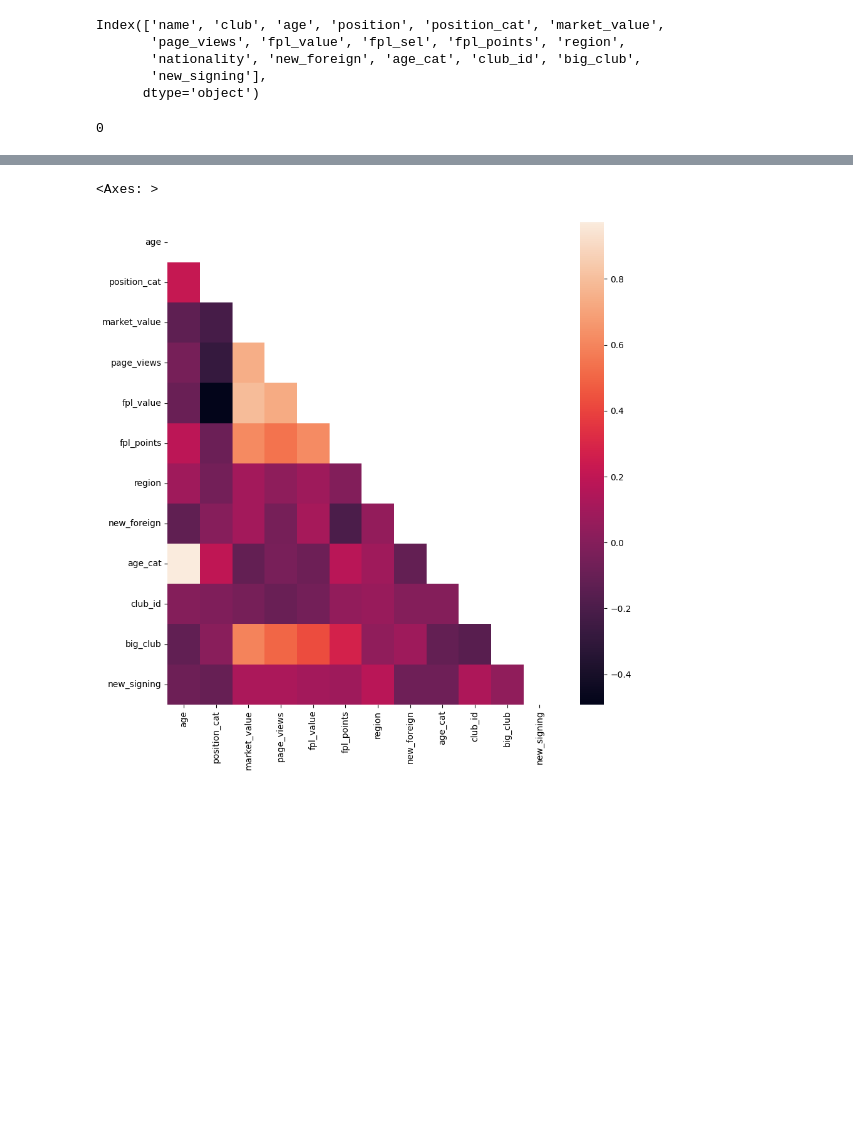
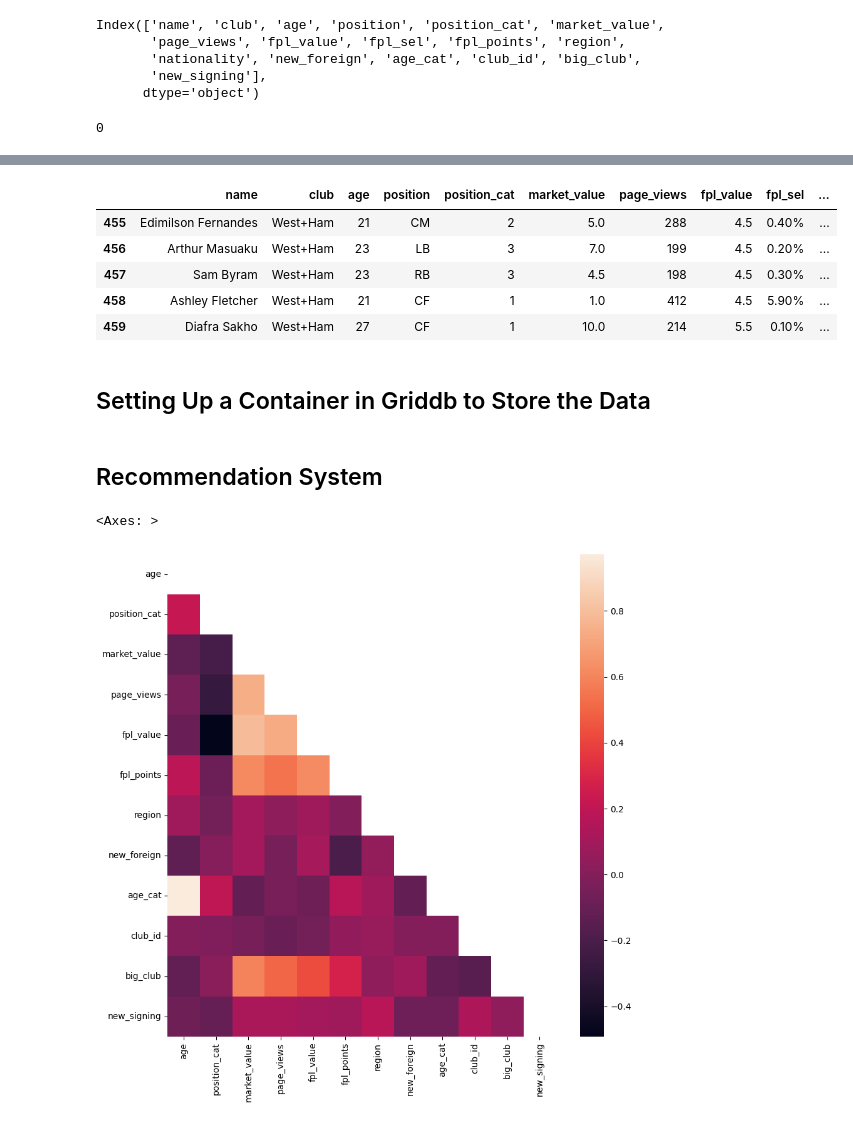
Before and after one commit to SimoCs/Soccer-Players-Recommendation-System, a Jupyter notebook: Soccer_Players_Recommendation_System_Using_Machine_Learning.ipynb, the cells around one changed output, grey strips where cells are left out. Drawn from its saved outputs; the diff is of its cells as text; code cells hidden in the pictures; blank space fills up the shorter version.

```diff
--- a/Soccer_Players_Recommendation_System_Using_Machine_Learning.ipynb
+++ b/Soccer_Players_Recommendation_System_Using_Machine_Learning.ipynb
@@ -154,0 +121,11 @@ for table in curs.fetchall():
+# %%
+data.tail()
+# %% [output]
+|  | name | club | age | position | position_cat | market_value | page_views | fpl_value | fpl_sel | ... |
+| 455 | Edimilson Fernandes | West+Ham | 21 | CM | 2 | 5.0 | 288 | 4.5 | 0.40% | ... |
+| 456 | Arthur Masuaku | West+Ham | 23 | LB | 3 | 7.0 | 199 | 4.5 | 0.20% | ... |
+| 457 | Sam Byram | West+Ham | 23 | RB | 3 | 4.5 | 198 | 4.5 | 0.30% | ... |
+| 458 | Ashley Fletcher | West+Ham | 21 | CF | 1 | 1.0 | 412 | 4.5 | 5.90% | ... |
+| 459 | Diafra Sakho | West+Ham | 27 | CF | 1 | 10.0 | 214 | 5.5 | 0.10% | ... |
+# %% [markdown]
+## Setting Up a Container in Griddb to Store the Data
@@ -155,3 +200,5 @@ for table in curs.fetchall():
+# %% [markdown]
+## Recommendation System
 # %%
 sample = data.select_dtypes(include='number')
 corr = sample.corr()
```
Also changed, not shown: parts of 16 cells of this notebook, 2 other files.
